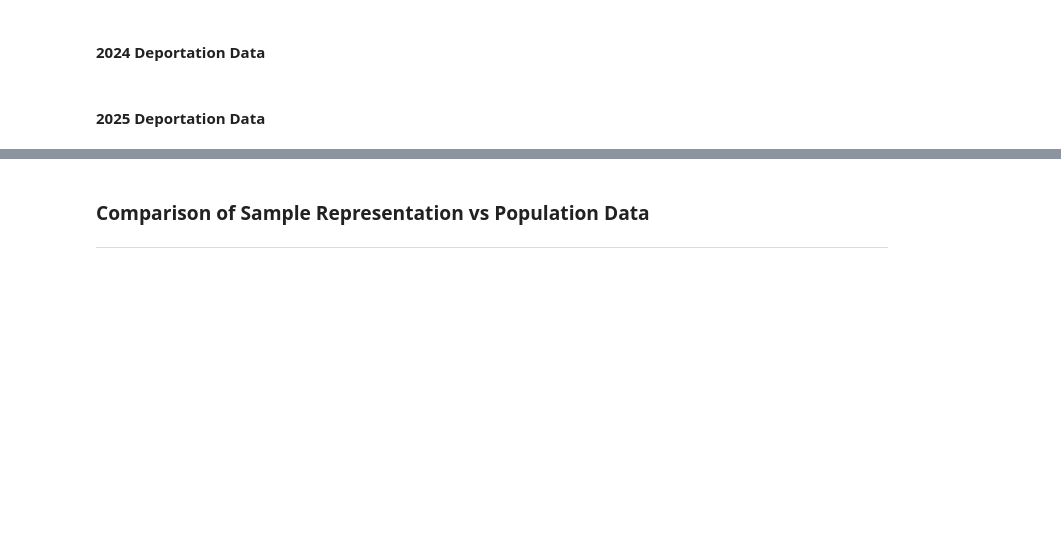
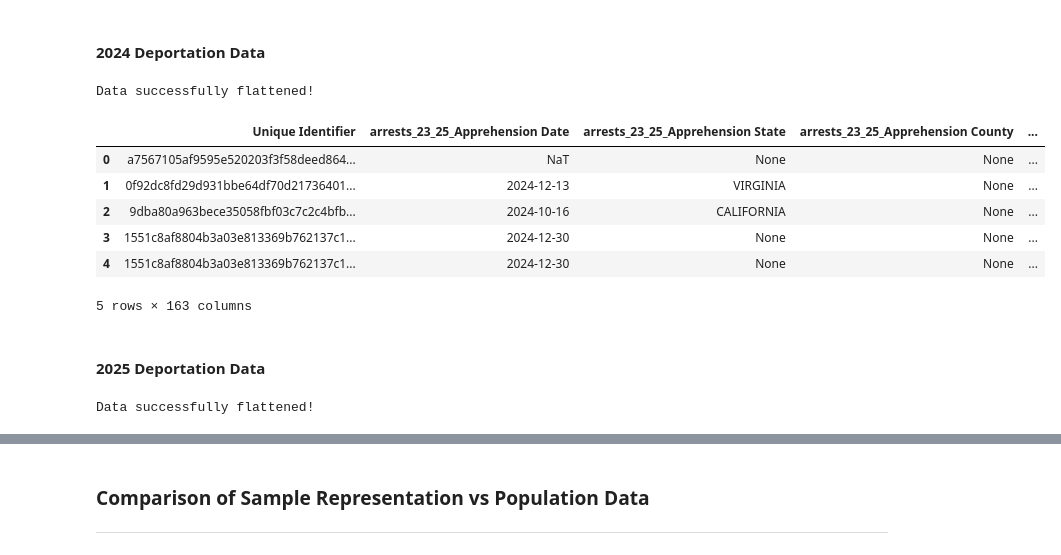
Before and after one commit to emilynnguyen1/ICE-Outcomes, a Jupyter notebook: notebooks/Cleaning-Data.ipynb, the cells around one changed output, grey strips where cells are left out. Drawn from its saved outputs; the diff is of its cells as text; code cells hidden in the pictures; blank space fills up the shorter version.

```diff
--- a/notebooks/Cleaning-Data.ipynb
+++ b/notebooks/Cleaning-Data.ipynb
@@ -511,4 +549,68 @@ deportations_22.head()
 # %% [markdown]
 #### 2024 Deportation Data
+# %%
+# 50k SRS 2024 dataset
+query = """
+SELECT *
+FROM `ice-data-project.ice_data_clean.master_50k_24`
+"""
+
+deportations_24 = client.query(query).to_dataframe()
+
+# SHOW ALL COLUMNS IN DATAFRAME
+record_columns = ['arrests_23_25', 'detentions_23_24', 'detentions_24_25', 'detainers_23_25']
+for col in record_columns:
+    # 1. Convert any missing records (NaN) into empty dictionaries to prevent crashes
+    deportations_24[col] = deportations_24[col].apply(lambda x: x if isinstance(x, dict) else {})
+
+    # 2. Flatten the dictionary into its own temporary DataFrame
+    # Adding a prefix ensures we know where the data came from (e.g., 'detentions_Case ID')
+    deportations_24_flat = pd.json_normalize(deportations_24[col]).add_prefix(f'{col}_')
+
+    # 3. Attach the newly flattened columns back to the main DataFrame
+    deportations_24 = pd.concat([deportations_24, deportations_24_flat], axis=1)
+
+    # 4. Drop the original nested column to keep the DataFrame clean
+    deportations_24 = deportations_24.drop(columns=[col])
+print("\nData successfully flattened!")
+# %% [output]
+Data successfully flattened!
+# %%
+deportations_24.head()
+# %% [output]
+|  | Unique Identifier | arrests_23_25_Apprehension Date | arrests_23_25_Apprehension State | arrests_23_25_Apprehension County | ... |
+| 0 | a7567105af9595e520203f3f58deed864... | NaT | None | None | ... |
+| 1 | 0f92dc8fd29d931bbe64df70d21736401... | 2024-12-13 | VIRGINIA | None | ... |
+| 2 | 9dba80a963bece35058fbf03c7c2c4bfb... | 2024-10-16 | CALIFORNIA | None | ... |
+| 3 | 1551c8af8804b3a03e813369b762137c1... | 2024-12-30 | None | None | ... |
+| 4 | 1551c8af8804b3a03e813369b762137c1... | 2024-12-30 | None | None | ... |
+5 rows × 163 columns
 # %% [markdown]
 #### 2025 Deportation Data
+# %%
+# 50k SRS 2025 dataset
+query = """
+SELECT *
+FROM `ice-data-project.ice_data_clean.master_50k_25`
+"""
+
+deportations_25 = client.query(query).to_dataframe()
+
+# SHOW ALL COLUMNS IN DATAFRAME
+record_columns = ['arrests_23_25', 'detentions_23_24', 'detentions_24_25', 'detainers_23_25']
+for col in record_columns:
+    # 1. Convert any missing records (NaN) into empty dictionaries to prevent crashes
+    deportations_25[col] = deportations_25[col].apply(lambda x: x if isinstance(x, dict) else {})
+
+    # 2. Flatten the dictionary into its own temporary DataFrame
+    # Adding a prefix ensures we know where the data came from (e.g., 'detentions_Case ID')
+    deportations_25_flat = pd.json_normalize(deportations_25[col]).add_prefix(f'{col}_')
+
+    # 3. Attach the newly flattened columns back to the main DataFrame
+    deportations_25 = pd.concat([deportations_25, deportations_25_flat], axis=1)
+
+    # 4. Drop the original nested column to keep the DataFrame clean
+    deportations_25 = deportations_25.drop(columns=[col])
+print("\nData successfully flattened!")
+# %% [output]
+Data successfully flattened!
```
Also changed, not shown: parts of 18 cells of this notebook.
